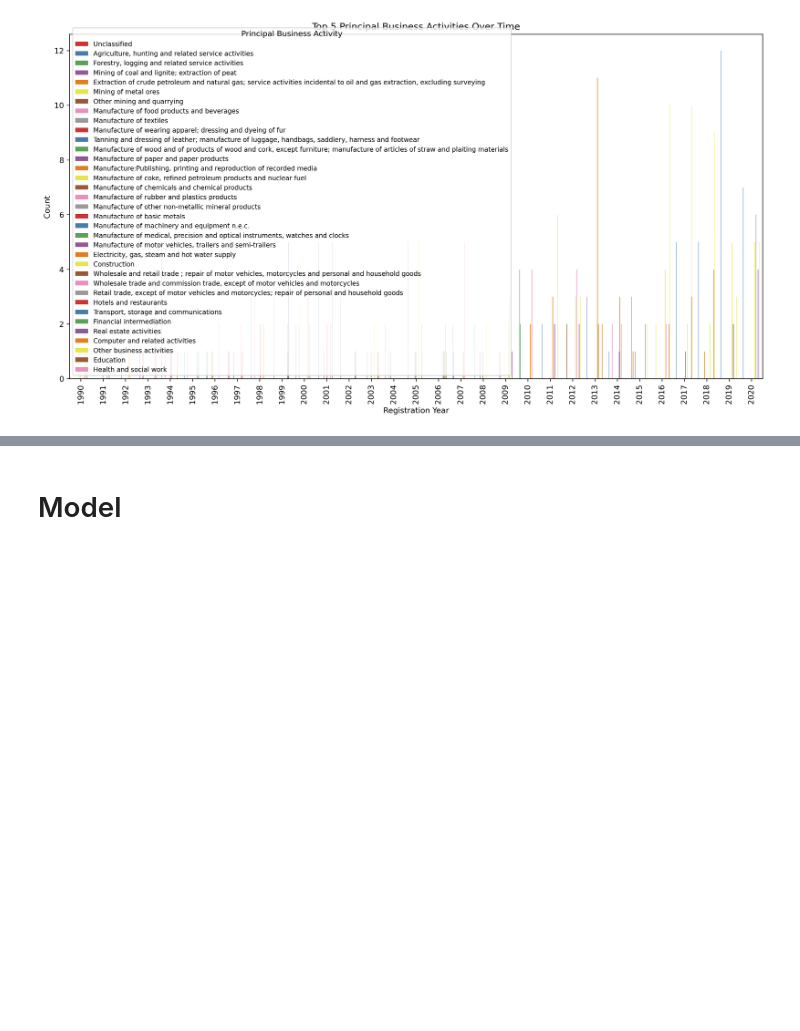
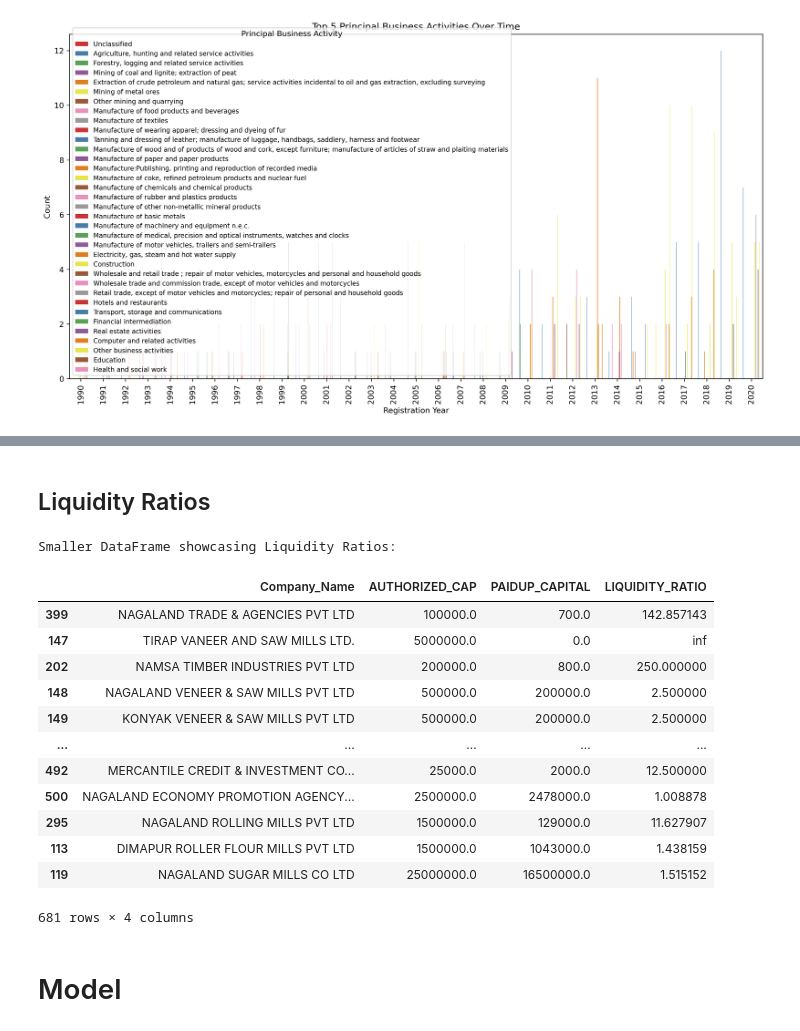
Before and after one commit to Soumiksb06/Statewise-business-comparison-and-forecast, a Jupyter notebook: NL_Companies.ipynb, the cells around one changed output, grey strips where cells are left out. Drawn from its saved outputs; the diff is of its cells as text; code cells hidden in the pictures; blank space fills up the shorter version.

Commit message:
Nagaland

```diff
--- a/NL_Companies.ipynb
+++ b/NL_Companies.ipynb
@@ -3,7 +3,7 @@ import pandas as pd
 import matplotlib.pyplot as plt
 import seaborn as sns
 # %%
-df = pd.read_csv("D:/Downloads/Nagaland.csv", encoding='ISO-8859-1',low_memory=False)
+df = pd.read_csv("data/Nagaland.csv", encoding='ISO-8859-1',low_memory=False)
 
 df
 # %% [output]
@@ -181,0 +184,16 @@ Name: PRINCIPAL_BUSINESS_ACTIVITY_AS_PER_CIN, dtype: int64
+# %%
+df.loc[:, 'AUTHORIZED_CAP'] = df['AUTHORIZED_CAP'].astype(float)
+df.loc[:, 'PAIDUP_CAPITAL'] = df['PAIDUP_CAPITAL'].astype(float)
+# Group by 'PRINCIPAL_BUSINESS_ACTIVITY_AS_PER_CIN' and calculate the mean of 'AUTHORIZED_CAP' and 'PAIDUP_CAPITAL'
+grouped_df = df.groupby('PRINCIPAL_BUSINESS_ACTIVITY_AS_PER_CIN')[['AUTHORIZED_CAP', 'PAIDUP_CAPITAL']].mean().reset_index()
+df = df.sort_values(by='Registration_Year')
+
+# Calculate the percentage change in authorized capital for each activity over time
+df['CAPITAL_CHANGE'] = df.groupby(['PRINCIPAL_BUSINESS_ACTIVITY_AS_PER_CIN', 'Registration_Year'])['AUTHORIZED_CAP'].pct_change().fillna(0)
+
+# Group by 'PRINCIPAL_BUSINESS_ACTIVITY_AS_PER_CIN' and calculate the mean of 'CAPITAL_CHANGE'
+activity_trend_df = df.groupby(['PRINCIPAL_BUSINESS_ACTIVITY_AS_PER_CIN','Registration_Year'])['CAPITAL_CHANGE'].mean().reset_index()
+
+# Print the new DataFrame with the trend analysis
+activity_trend_df2= activity_trend_df.interpolate()
+activity_trend_df2
@@ -182,3 +248,33 @@ Name: PRINCIPAL_BUSINESS_ACTIVITY_AS_PER_CIN, dtype: int64
+# %% [markdown]
+## Liquidity Ratios
+# %%
+df = df.copy()
+
+# Calculate the liquidity ratio without warnings
+df.loc[:, 'LIQUIDITY_RATIO'] = df['AUTHORIZED_CAP'] / df['PAIDUP_CAPITAL']
+
+# Now, let's create a smaller DataFrame to showcase the liquidity ratios
+# Selecting relevant columns for the smaller DataFrame
+liquidity_df = df[['Company_Name', 'AUTHORIZED_CAP', 'PAIDUP_CAPITAL', 'LIQUIDITY_RATIO']].copy()
+
+# Displaying the smaller DataFrame
+print("Smaller DataFrame showcasing Liquidity Ratios:")
+liquidity_df
+# %% [output]
+Smaller DataFrame showcasing Liquidity Ratios:
+|  | Company_Name | AUTHORIZED_CAP | PAIDUP_CAPITAL | LIQUIDITY_RATIO |
+| 399 | NAGALAND TRADE & AGENCIES PVT LTD | 100000.0 | 700.0 | 142.857143 |
+| 147 | TIRAP VANEER AND SAW MILLS LTD. | 5000000.0 | 0.0 | inf |
+| 202 | NAMSA TIMBER INDUSTRIES PVT LTD | 200000.0 | 800.0 | 250.000000 |
+| 148 | NAGALAND VENEER & SAW MILLS PVT LTD | 500000.0 | 200000.0 | 2.500000 |
+| 149 | KONYAK VENEER & SAW MILLS PVT LTD | 500000.0 | 200000.0 | 2.500000 |
+| ... | ... | ... | ... | ... |
+| 492 | MERCANTILE CREDIT & INVESTMENT CO... | 25000.0 | 2000.0 | 12.500000 |
+| 500 | NAGALAND ECONOMY PROMOTION AGENCY... | 2500000.0 | 2478000.0 | 1.008878 |
+| 295 | NAGALAND ROLLING MILLS PVT LTD | 1500000.0 | 129000.0 | 11.627907 |
+| 113 | DIMAPUR ROLLER FLOUR MILLS PVT LTD | 1500000.0 | 1043000.0 | 1.438159 |
+| 119 | NAGALAND SUGAR MILLS CO LTD | 25000000.0 | 16500000.0 | 1.515152 |
+681 rows × 4 columns
 # %% [markdown]
 # Model
 # %%
```
Also changed, not shown: parts of 6 cells of this notebook.
